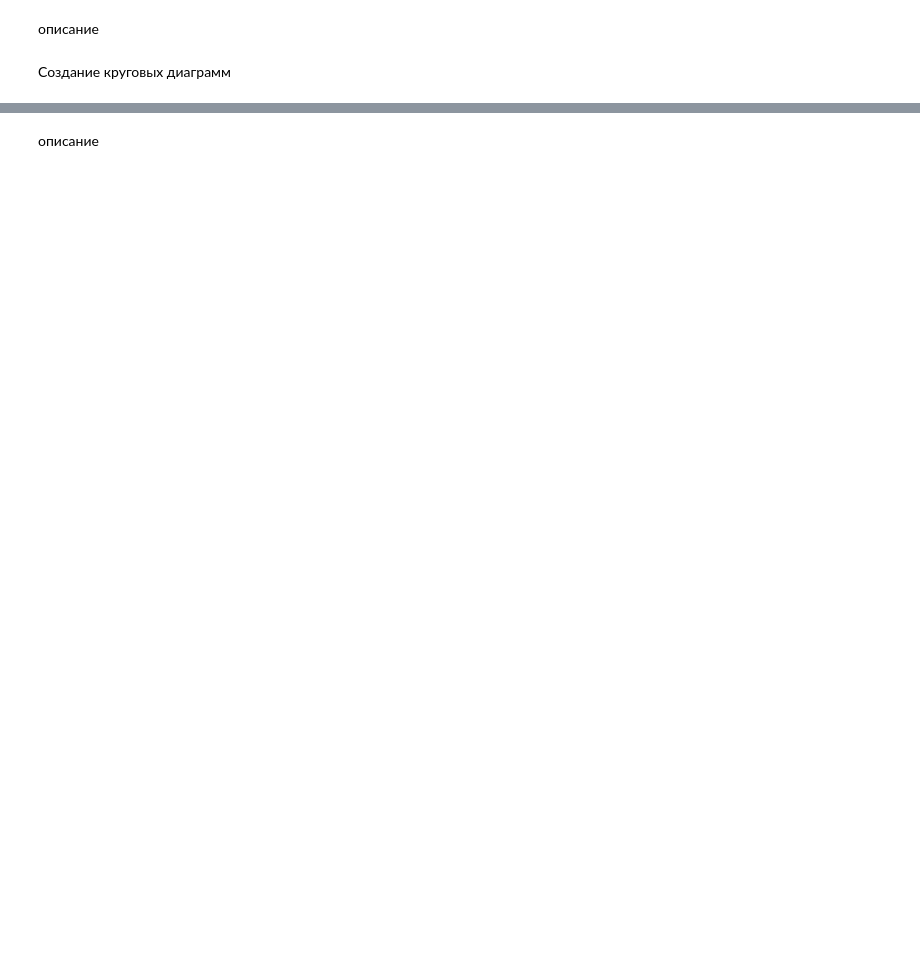
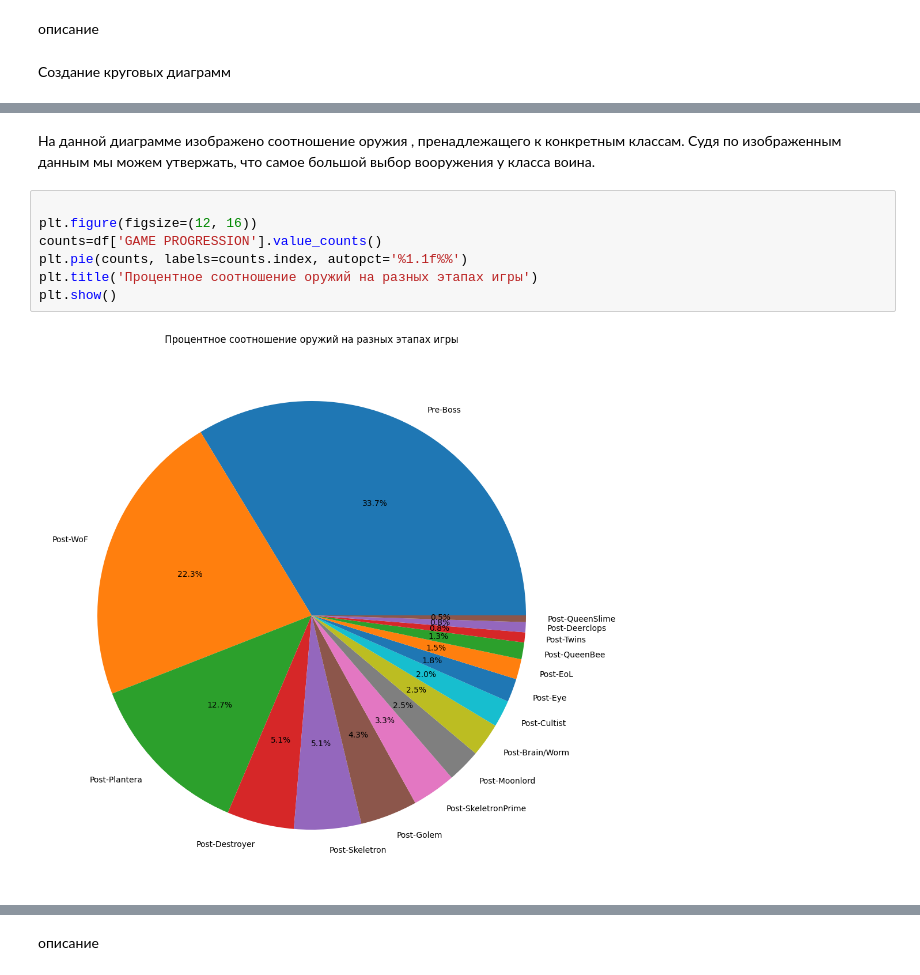
Before and after one commit to GRL7559/Project-PY, a Jupyter notebook: Practics/Graphics.ipynb, the cells around one changed output, grey strips where cells are left out. Saved outputs shown, nothing was run; the diff lists cells and outputs as text; blank space fills up the shorter version.

```diff
--- a/Practics/Graphics.ipynb
+++ b/Practics/Graphics.ipynb
@@ -62,0 +79,11 @@ plt.show()
+# %% [markdown]
+На данной диаграмме изображено соотношение оружия , пренадлежащего к конкретным классам. Судя по изображенным данным мы можем утвержать, что самое большой выбор вооружения у класса воина.
+# %%
+
+plt.figure(figsize=(12, 16))
+counts=df['GAME PROGRESSION'].value_counts()
+plt.pie(counts, labels=counts.index, autopct='%1.1f%%')
+plt.title('Процентное соотношение оружий на разных этапах игры')
+plt.show()
+# %% [output]
+[figure, added]
```
Also changed, not shown: parts of 24 cells of this notebook, 1 other file.
